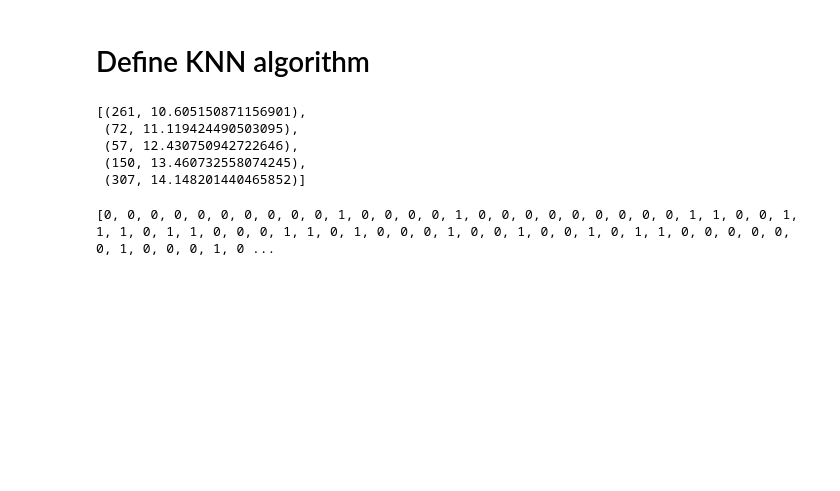
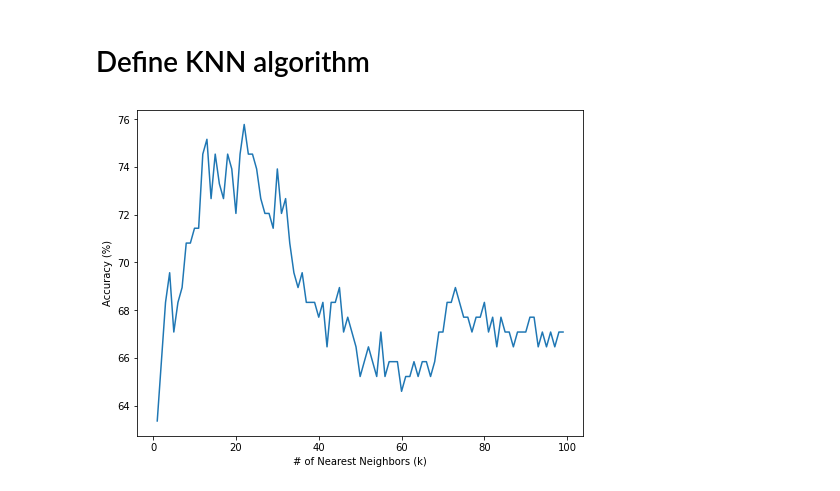
Before and after one commit to yashy3nugu/KNN-scratch, a Jupyter notebook: KNN.ipynb, the cells around one changed output. Cells and saved outputs as stored; diff of their text form; code cells hidden in the pictures; blank space fills up the shorter version.

Commit message:
Added code to get accuracies

```diff
--- a/KNN.ipynb
+++ b/KNN.ipynb
@@ -86,14 +86,6 @@ def fetch_neighbours(test_vector,train_data,K):
     neighbours = distances[:K+1]
 
     return neighbours
-# %%
-neigh
-# %% [output]
-[(261, 10.605150871156901),
- (72, 11.119424490503095),
- (57, 12.430750942722646),
- (150, 13.460732558074245),
- (307, 14.148201440465852)]
 # %%
 def predict(test_vector,train_data,train_labels,K):
     neighbours = fetch_neighbours(test_vector,train_data,K)
@@ -102,6 +94,30 @@ def predict(test_vector,train_data,train_labels,K):
 
     return max(set(labels), key = labels.count)
 # %%
-lab = predict(X_test[6],X_train,y_train,300)
+#lab = predict(X_test[6],X_train,y_train,300)
-# %% [output]
-[0, 0, 0, 0, 0, 0, 0, 0, 0, 0, 1, 0, 0, 0, 0, 1, 0, 0, 0, 0, 0, 0, 0, 0, 0, 1, 1, 0, 0, 1, 1, 1, 0, 1, 1, 0, 0, 0, 1, 1, 0, 1, 0, 0, 0, 1, 0, 0, 1, 0, 0, 1, 0, 1, 1, 0, 0, 0, 0, 0, 0, 1, 0, 0, 0, 1, 0 ...
+# %%
+def get_accuracy(test_data,test_labels,train_data,train_labels,K):
+    predictions = []
+    for example in test_data:
+        prediction = predict(example,train_data,train_labels,K)
+        predictions.append(prediction)
+
+    predictions = np.array(predictions)
+    count = 0
+    for i in range(len(predictions)):
+        if predictions[i] == test_labels[i]:
+            count += 1
+
+    return (count/len(test_labels))*100
+# %%
+accuracies = []
+for i in range(1,100):
+    accuracies.append(get_accuracy(X_test,y_test,X_train,y_train,i))
+# %%
+
+fig, ax = plt.subplots(figsize=(8,6))
+ax.plot(range(1,100), accuracies)
+ax.set_xlabel('# of Nearest Neighbors (k)')
+ax.set_ylabel('Accuracy (%)');
+# %% [output]
+[figure, added]
```
